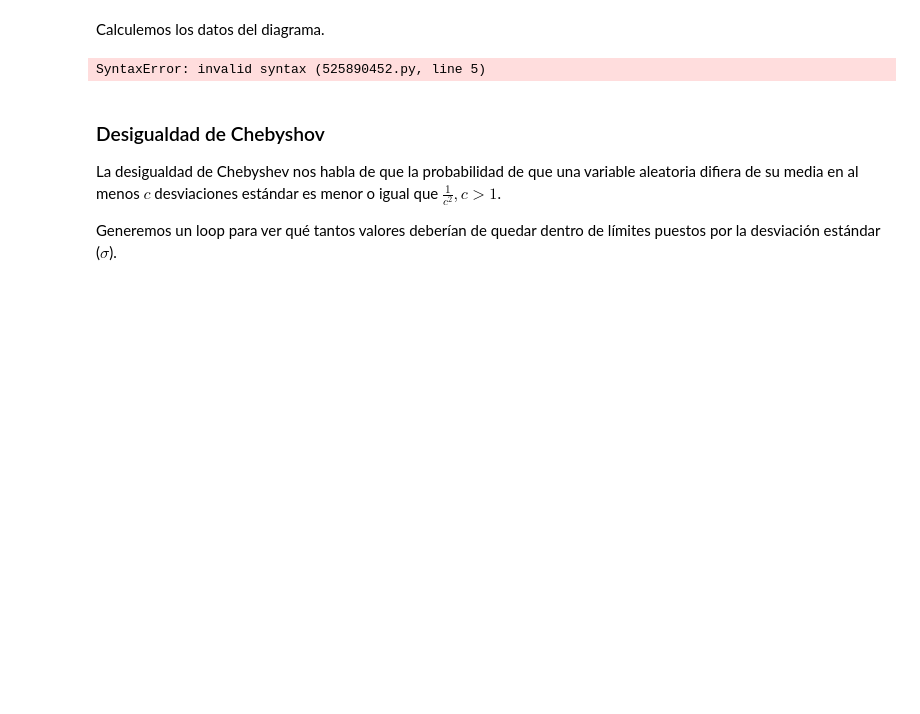
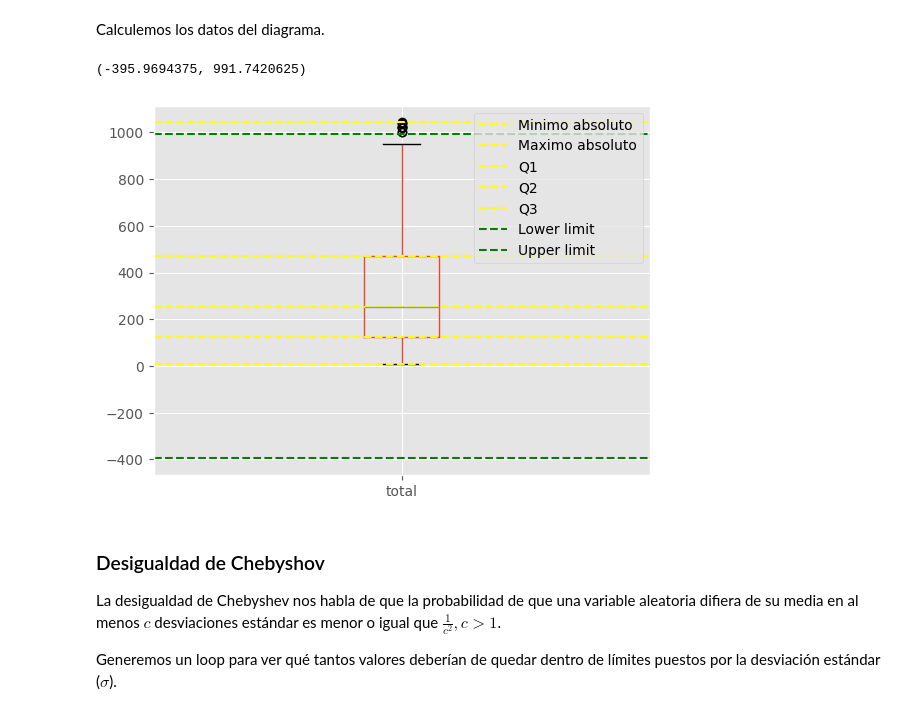
Before and after one commit to bielng/Data-Lab, a Jupyter notebook: 6,0_clase_012025.ipynb, the cells around one changed output. Cells and saved outputs as stored; diff of their text form; code cells hidden in the pictures; blank space fills up the shorter version.

```diff
--- a/6,0_clase_012025.ipynb
+++ b/6,0_clase_012025.ipynb
@@ -177,7 +177,7 @@ Calculemos los datos del diagrama.
 min_ = df[variable].min()
 
 # Cuantiles
-q1, q2, q3 = df[variable].quantile(q=[0.25, 0.5., 0.75])
+q1, q2, q3 = df[variable].quantile(q=[0.25, 0.5, 0.75])
 
 # El máximo
 max_ = df[variable].max()
@@ -189,7 +189,25 @@ upper_limit = q3 + 1.5 * (q3 - q1)
 
 lower_limit, upper_limit
 # %% [output]
-SyntaxError: invalid syntax (525890452.py, line 5)
+(-395.9694375, 991.7420625)
+# %%
+fig, ax = plt.subplots()
+df.boxplot(column=variable, ax=ax)
+
+ax.axhline(min_, label='Minimo absoluto', linestyle='--', color='yellow')
+ax.axhline(max_, label='Maximo absoluto', linestyle='--', color='yellow')
+
+ax.axhline(q1, label='Q1', linestyle='--', color='yellow')
+ax.axhline(q2, label='Q2', linestyle='--', color='yellow')
+ax.axhline(q3, label='Q3', linestyle='--', color='yellow')
+
+ax.axhline(lower_limit, label='Lower limit', linestyle='--', color='green')
+ax.axhline(upper_limit, label='Upper limit', linestyle='--', color='green')
+
+ax.legend()
+plt.show()
+# %% [output]
+[figure, added]
 # %%
 
 # Mín y máx
```
